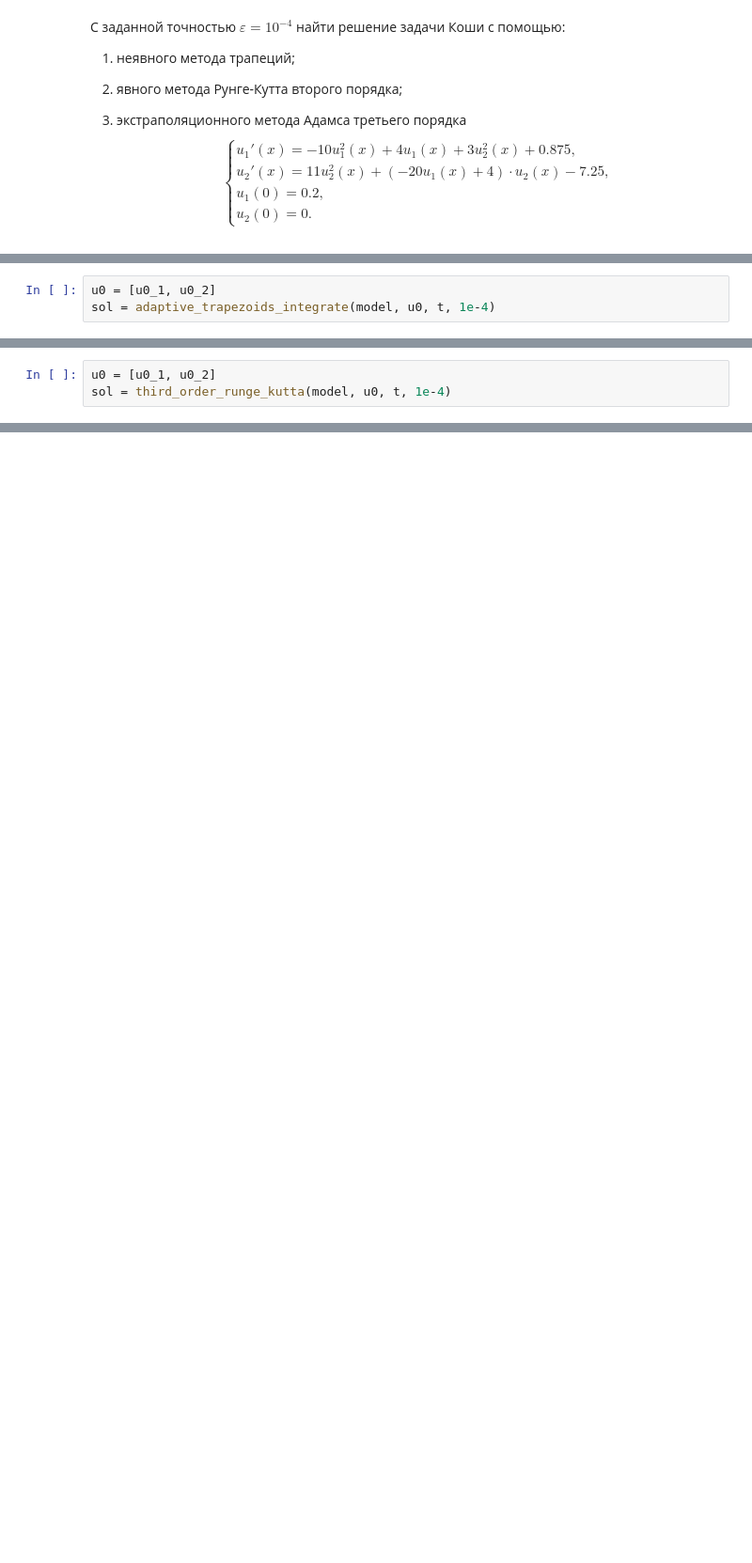
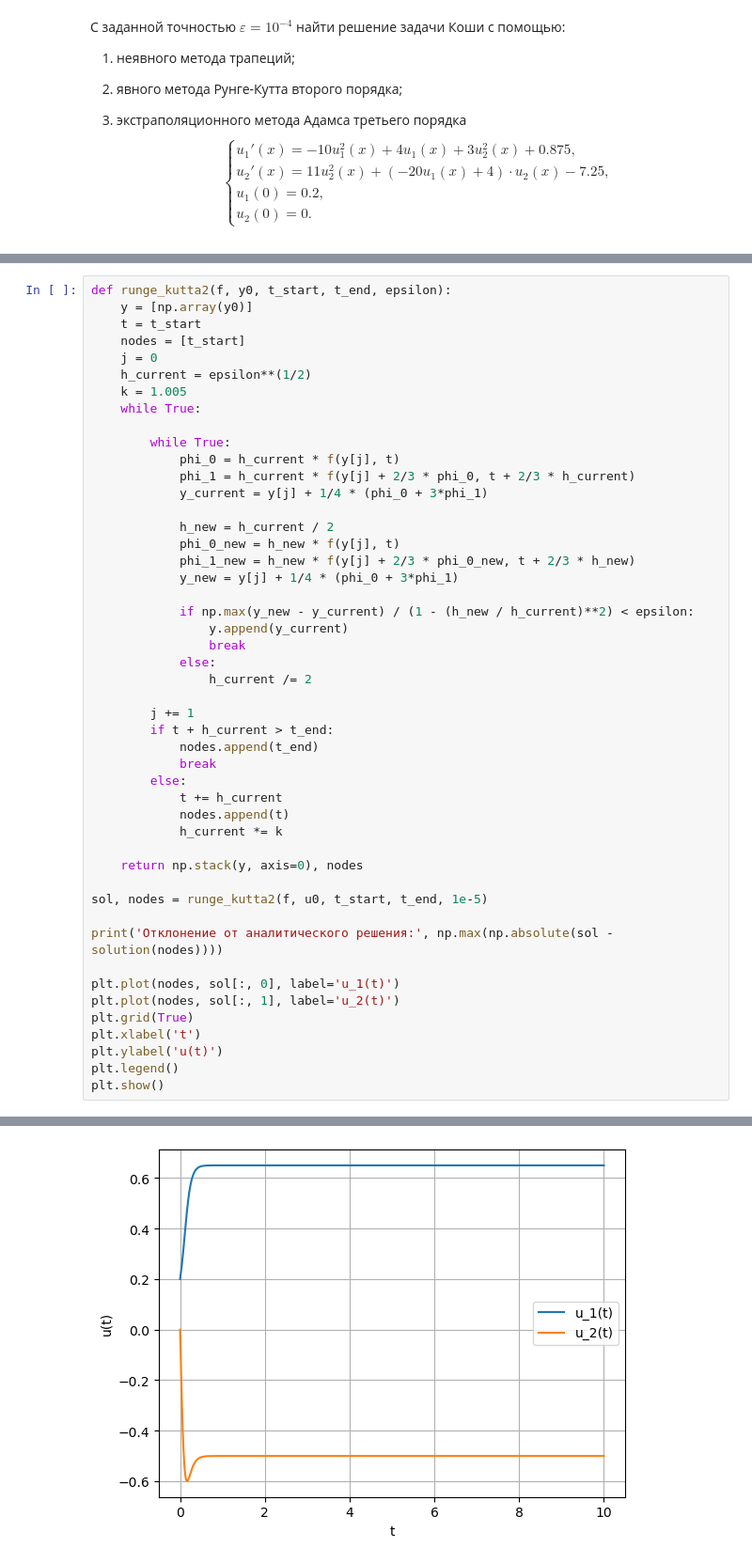
Before and after one commit to bzzdwn/BSU, a Jupyter notebook: Computational Methods/Лабораторные/5. Методы решения ОДУ/ode_fourth_variant.ipynb, the cells around one changed output, grey strips where cells are left out. Shown at 94% size. Cells and saved outputs as stored; diff of their text form; blank space fills up the shorter version.

```diff
--- a/Computational Methods/Лабораторные/5. Методы решения ОДУ/ode_fourth_variant.ipynb
+++ b/Computational Methods/Лабораторные/5. Методы решения ОДУ/ode_fourth_variant.ipynb
@@ -191,3 +210,0 @@ def trapezoids_integrate(f, y0, t):
-# %%
-u0 = [u0_1, u0_2]
-sol = adaptive_trapezoids_integrate(model, u0, t, 1e-4)
@@ -247,3 +217,0 @@ def third_order_runge_kutta(f, y0, t, epsilon):
-# %%
-u0 = [u0_1, u0_2]
-sol = third_order_runge_kutta(model, u0, t, 1e-4)
@@ -264,0 +218,49 @@ $$A_i = \dfrac{(-1)^{i+1}}{(i+1)! (k-i)!}\int\limits_0^1 \dfrac{(\alpha-1)\alpha
+# %%
+def runge_kutta2(f, y0, t_start, t_end, epsilon):
+    y = [np.array(y0)]
+    t = t_start
+    nodes = [t_start]
+    j = 0
+    h_current = epsilon**(1/2)
+    k = 1.005
+    while True:
+
+        while True:
+            phi_0 = h_current * f(y[j], t)
+            phi_1 = h_current * f(y[j] + 2/3 * phi_0, t + 2/3 * h_current)
+            y_current = y[j] + 1/4 * (phi_0 + 3*phi_1)
+
+            h_new = h_current / 2
+            phi_0_new = h_new * f(y[j], t)
+            phi_1_new = h_new * f(y[j] + 2/3 * phi_0_new, t + 2/3 * h_new)
+            y_new = y[j] + 1/4 * (phi_0 + 3*phi_1)
+
+            if np.max(y_new - y_current) / (1 - (h_new / h_current)**2) < epsilon:
+                y.append(y_current)
+                break
+            else:
+                h_current /= 2
+
+        j += 1
+        if t + h_current > t_end:
+            nodes.append(t_end)
+            break
+        else:
+            t += h_current
+            nodes.append(t)
+            h_current *= k
+
+    return np.stack(y, axis=0), nodes
+
+sol, nodes = runge_kutta2(f, u0, t_start, t_end, 1e-5)
+
+print('Отклонение от аналитического решения:', np.max(np.absolute(sol - solution(nodes))))
+
+plt.plot(nodes, sol[:, 0], label='u_1(t)')
+plt.plot(nodes, sol[:, 1], label='u_2(t)')
+plt.grid(True)
+plt.xlabel('t')
+plt.ylabel('u(t)')
+plt.legend()
+plt.show()
+# %% [output]
@@ -264,0 +268 @@ $$A_i = \dfrac{(-1)^{i+1}}{(i+1)! (k-i)!}\int\limits_0^1 \dfrac{(\alpha-1)\alpha
+[figure, added]
```
Also changed, not shown: parts of 18 cells of this notebook, 38 other files.
